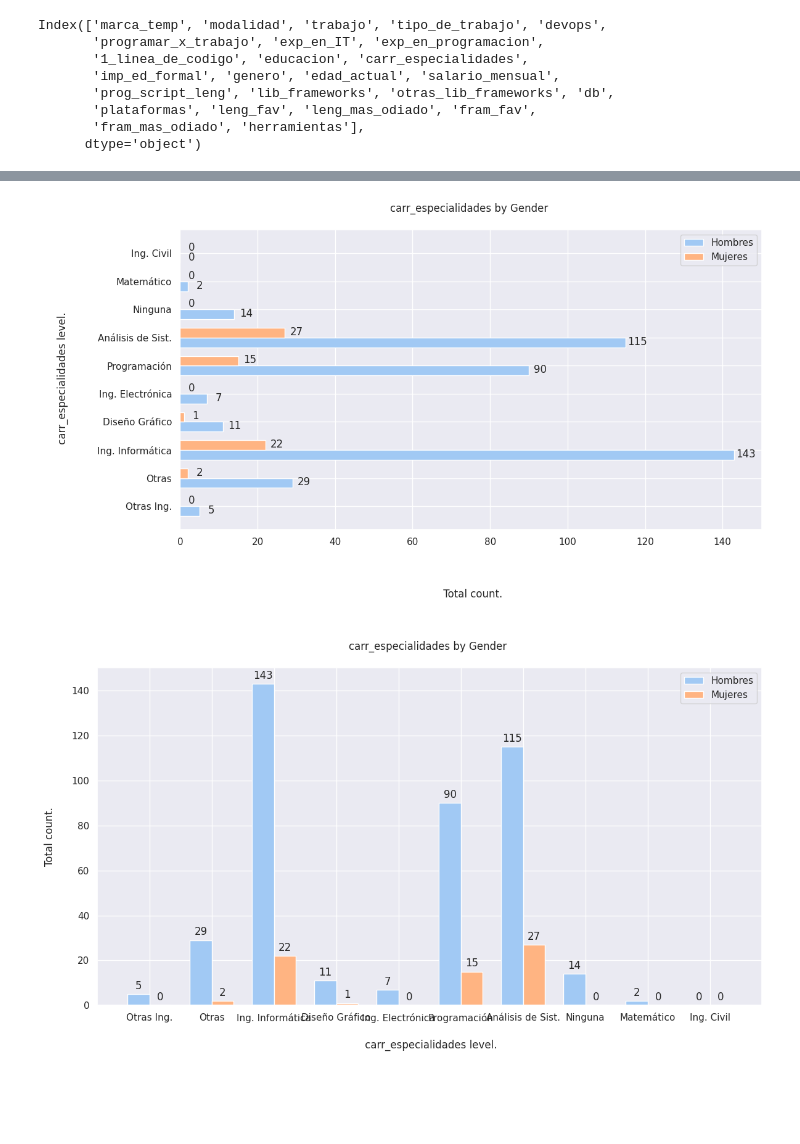
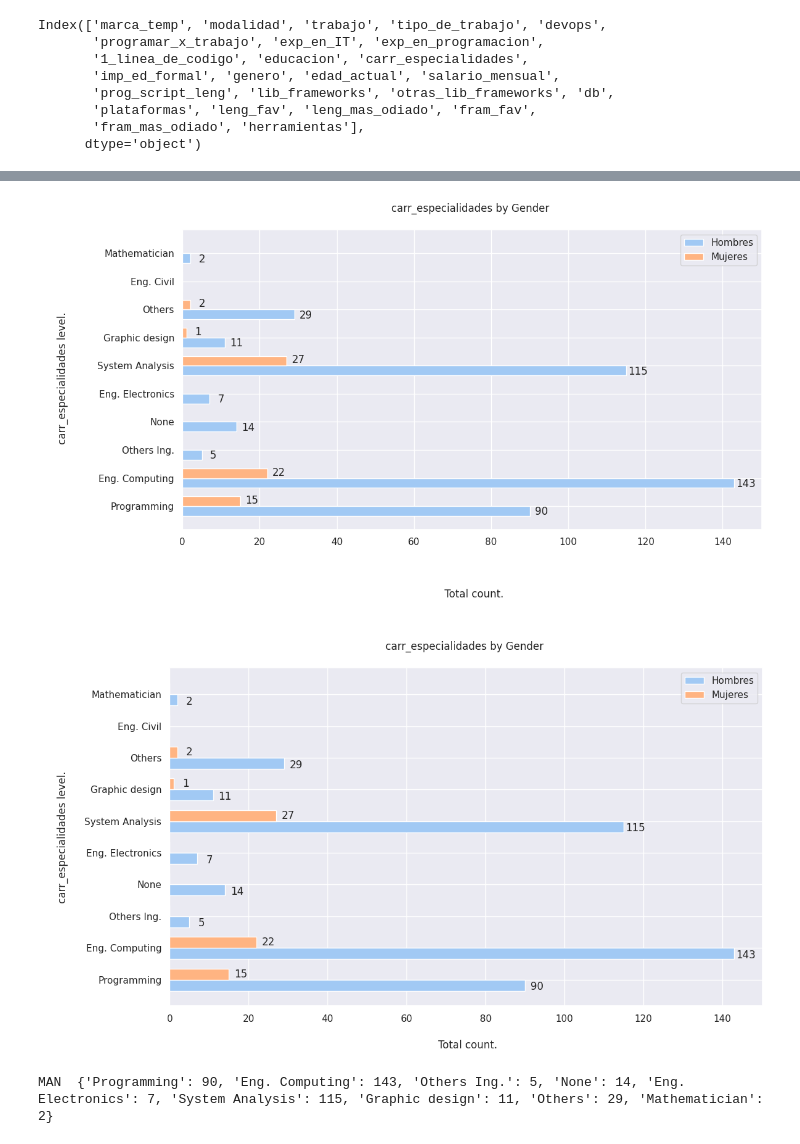
Before and after one commit to TorrezMN/Data_Science, a Jupyter notebook: Enc_Devs_Py/Notebooks/Education.ipynb, the cells around one changed output, grey strips where cells are left out. Saved outputs shown, nothing was run; the diff lists cells and outputs as text; code cells hidden in the pictures; blank space fills up the shorter version.

```diff
--- a/Enc_Devs_Py/Notebooks/Education.ipynb
+++ b/Enc_Devs_Py/Notebooks/Education.ipynb
@@ -933,29 +1101,35 @@ group_config={
 }
 
 make_horizontal_grouped_chart (df,
-                    gen.get_group('HOMBRE').fillna(''),
-                    gen.get_group('MUJER').fillna(''),
+                    gen.get_group('MAN').fillna(''),
+                    gen.get_group('WOMAN').fillna(''),
                     "carr_especialidades",
                     get_column_uniques(df,'carr_especialidades'),
                     group_config
                     )
 # %% [output]
-[figure, old version]
+[figure, new version]
 # %%
 group_config={
     'title':'carr_especialidades by Gender \n',
     'c1_label':'Hombres',
     'c2_label':'Mujeres',
-    'xlabel':'\n carr_especialidades level.',
-    'ylabel':'Total count.\n',
+    'xlabel':'\n carr_especialidades level. \n',
+    'ylabel':'\n Total count.',
 }
 
-make_vertical_grouped_chart (df,
-                    gen.get_group('HOMBRE').fillna(''),
-                    gen.get_group('MUJER').fillna(''),
+make_horizontal_grouped_chart (df,
+                    gen.get_group('MAN').fillna(''),
+                    gen.get_group('WOMAN').fillna(''),
                     "carr_especialidades",
                     get_column_uniques(df,'carr_especialidades'),
                     group_config
                     )
 # %% [output]
-[figure, old version]
+[figure, new version]
+# %%
+print("MAN ", get_uniques_col_count(gen.get_group('MAN').fillna(''),"carr_especialidades"))
+print('\n'*3)
+#print("WOMAN -> ", gen.get_group('WOMAN').fillna('')["carr_especialidades"].value_counts())
+# %% [output]
+MAN  {'Programming': 90, 'Eng. Computing': 143, 'Others Ing.': 5, 'None': 14, 'Eng. Electronics': 7, 'System Analysis': 115, 'Graphic design': 11, 'Others': 29, 'Mathematician': 2}
```
Also changed, not shown: parts of 52 cells of this notebook, 2 other files.
